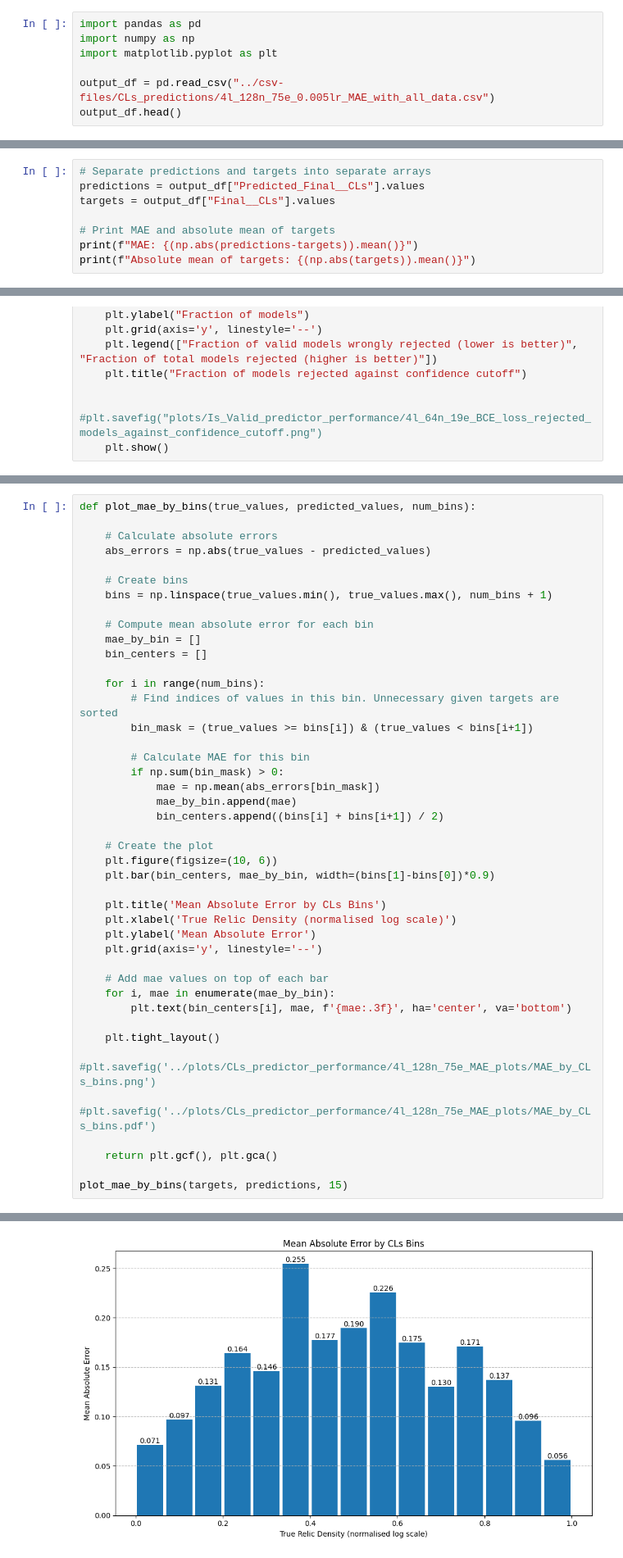
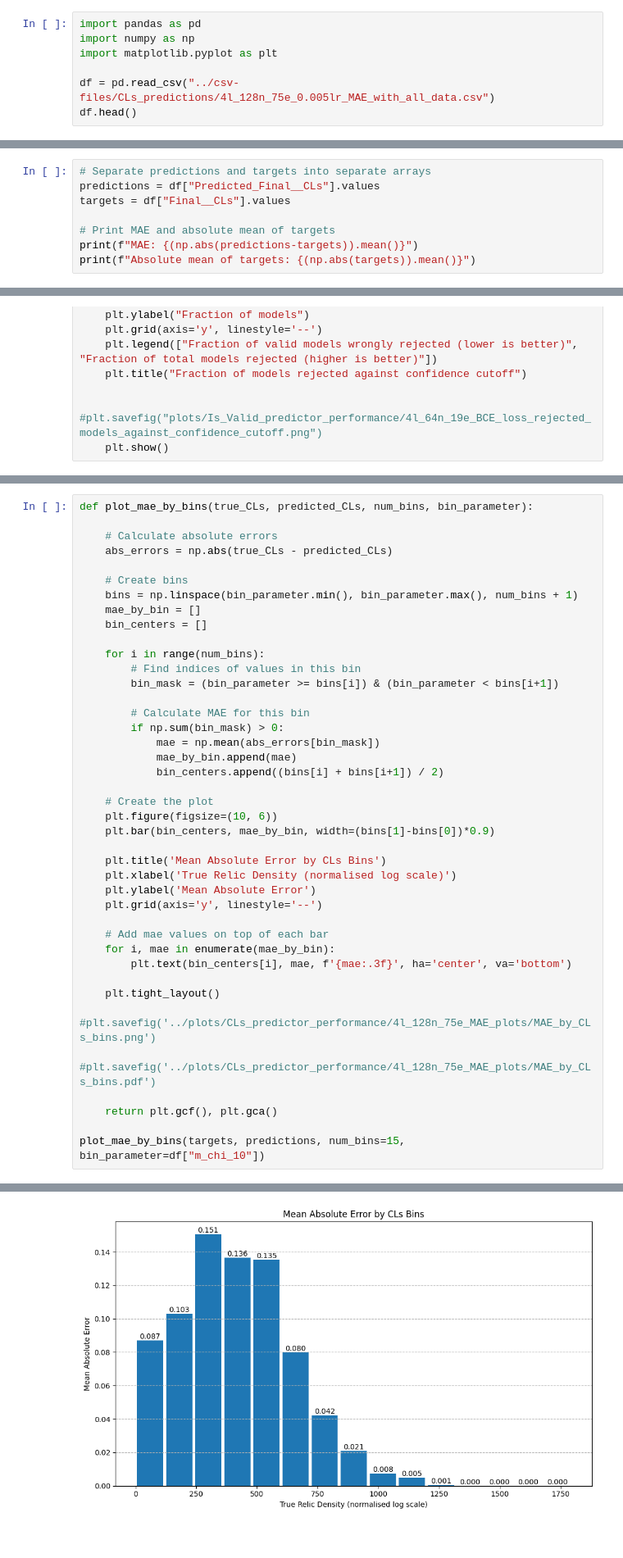
Before and after one commit to benvlasto/MPhys-Project, a Jupyter notebook: notebooks/exploring_CLs_model_output.ipynb, the cells around one changed output, grey strips where cells are left out. Shown at 82% size. Saved outputs shown, nothing was run; the diff lists cells and outputs as text.

```diff
--- a/notebooks/exploring_CLs_model_output.ipynb
+++ b/notebooks/exploring_CLs_model_output.ipynb
@@ -16,8 +16,8 @@ import pandas as pd
 import numpy as np
 import matplotlib.pyplot as plt
 
-output_df = pd.read_csv("../csv-files/CLs_predictions/4l_128n_75e_0.005lr_MAE_with_all_data.csv")
-output_df.head()
+df = pd.read_csv("../csv-files/CLs_predictions/4l_128n_75e_0.005lr_MAE_with_all_data.csv")
+df.head()
 # %% [output]
 |  | Unnamed: 0 | Model_number | FullHad__ExpCLs | FullHad__ObsCLs | FullHad__level | 1Lbb__ExpCLs | ... |
 | 0 | 859 | 859 | 1.000 | 1.0000 | Truth | 1.000 | ... |
@@ -28,8 +28,8 @@ output_df.head()
 5 rows × 245 columns
 # %%
 # Separate predictions and targets into separate arrays
-predictions = output_df["Predicted_Final__CLs"].values
-targets = output_df["Final__CLs"].values
+predictions = df["Predicted_Final__CLs"].values
+targets = df["Final__CLs"].values
 
 # Print MAE and absolute mean of targets
 print(f"MAE: {(np.abs(predictions-targets)).mean()}")
@@ -86,52 +86,50 @@ plot_rejections_by_cutoff(targets, predictions, len(targets), 0.35)
 # %% [output]
 [figure]
 # %%
-def plot_mae_by_bins(true_values, predicted_values, num_bins):
+def plot_mae_by_bins(true_CLs, predicted_CLs, num_bins, bin_parameter):
 
     # Calculate absolute errors
-    abs_errors = np.abs(true_values - predicted_values)
+    abs_errors = np.abs(true_CLs - predicted_CLs)
 
     # Create bins
-    bins = np.linspace(true_values.min(), true_values.max(), num_bins + 1)
-
-    # Compute mean absolute error for each bin
+    bins = np.linspace(bin_parameter.min(), bin_parameter.max(), num_bins + 1)
     mae_by_bin = []
     bin_centers = []
 
     for i in range(num_bins):
-        # Find indices of values in this bin. Unnecessary given targets are sorted
-        bin_mask = (true_values >= bins[i]) & (true_values < bins[i+1])
+        # Find indices of values in this bin
+        bin_mask = (bin_parameter >= bins[i]) & (bin_parameter < bins[i+1])
 
         # Calculate MAE for this bin
         if np.sum(bin_mask) > 0:
             mae = np.mean(abs_errors[bin_mask])
             mae_by_bin.append(mae)
             bin_centers.append((bins[i] + bins[i+1]) / 2)
 
     # Create the plot
     plt.figure(figsize=(10, 6))
     plt.bar(bin_centers, mae_by_bin, width=(bins[1]-bins[0])*0.9)
 
     plt.title('Mean Absolute Error by CLs Bins')
     plt.xlabel('True Relic Density (normalised log scale)')
     plt.ylabel('Mean Absolute Error')
     plt.grid(axis='y', linestyle='--')
 
     # Add mae values on top of each bar
     for i, mae in enumerate(mae_by_bin):
         plt.text(bin_centers[i], mae, f'{mae:.3f}', ha='center', va='bottom')
 
     plt.tight_layout()
     #plt.savefig('../plots/CLs_predictor_performance/4l_128n_75e_MAE_plots/MAE_by_CLs_bins.png')
     #plt.savefig('../plots/CLs_predictor_performance/4l_128n_75e_MAE_plots/MAE_by_CLs_bins.pdf')
 
     return plt.gcf(), plt.gca()
 
-plot_mae_by_bins(targets, predictions, 15)
+plot_mae_by_bins(targets, predictions, num_bins=15, bin_parameter=df["m_chi_10"])
 # %% [output]
 (<Figure size 1000x600 with 1 Axes>,
  <Axes: title={'center': 'Mean Absolute Error by CLs Bins'}, xlabel='True Relic Density (normalised log scale)', ylabel='Mean Absolute Error'>)
-[figure, old version]
+[figure, new version]
 # %%
 # Create dataframe of wrongly rejected models, for which predicted CLs < 3.5e-5 and true CLs > 0.05
 comparison_df = input_df
```
Also changed, not shown: 2 other files.
